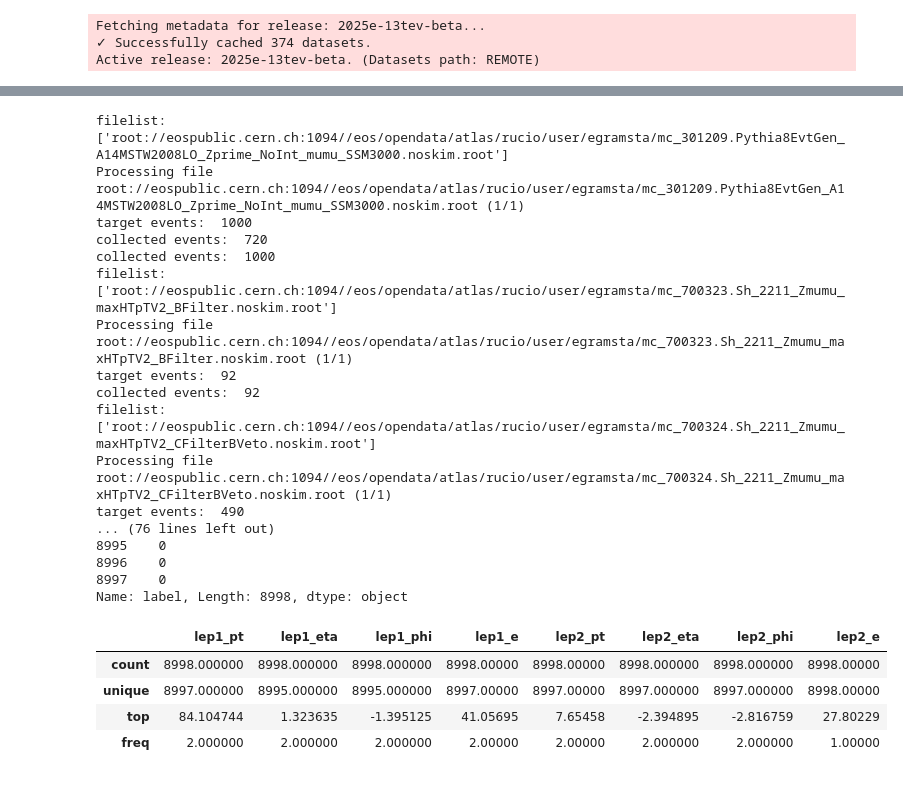
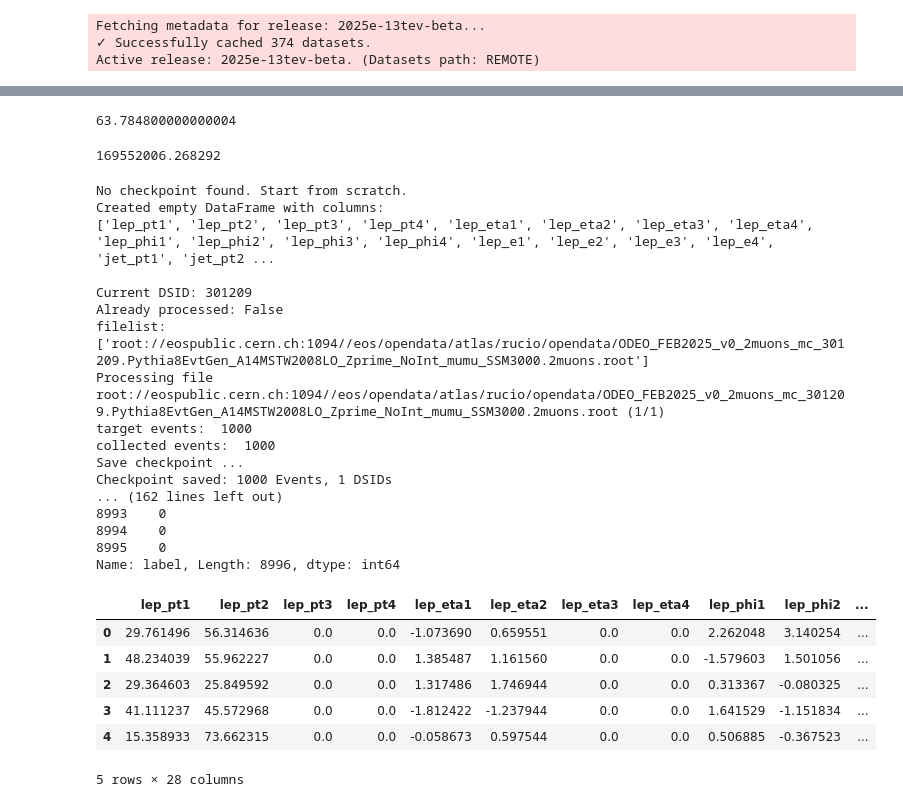
Before and after one commit to nbaeumann/atlas_open_data_fork, a Jupyter notebook: 13-TeV-examples/uproot_python/my_blackbox.ipynb, the cells around one changed output, grey strips where cells are left out. Drawn from its saved outputs; the diff is of its cells as text; code cells hidden in the pictures.

```diff
--- a/13-TeV-examples/uproot_python/my_blackbox.ipynb
+++ b/13-TeV-examples/uproot_python/my_blackbox.ipynb
@@ -64,3 +137,25 @@ def calc_weight(xsec_weight, weight_arr, data):
+# %%
+# number of signal events, might be scaled up
+metadata = atom.get_metadata(dsid_signal_list[0])
+xsec_weight = get_xsec_weight(metadata, lumi)
+signal_nevents = get_N_inclusive(metadata, lumi)
+signal_nevents
+# %% [output]
+63.784800000000004
+# %%
+background_yield_sum = 0
+for dsid in dsid_background_list:
+    metadata = atom.get_metadata(dsid)
+    inc_yield = get_inclusive_yield(metadata, lumi)
+    background_yield_sum = background_yield_sum + inc_yield
+
+background_yield_sum
+# %% [output]
+169552006.268292
 # %%
-variables = ['lep_pt', 'lep_eta', 'lep_phi', 'lep_e']
+variables = ["lep_pt", "lep_eta", "lep_phi", "lep_e", "jet_pt", "jet_eta", "jet_phi",]
+
+max_entries = {"lep_pt": 4, "lep_eta": 4, "lep_phi": 4, "lep_e": 4, "jet_pt": 4, "jet_eta": 4, "jet_phi": 4,}
+
+default_values = {"lep_pt": 0.0, "lep_eta": 0.0, "lep_phi": 0.0, "lep_e": 0.0, "jet_pt": 0.0, "jet_eta": 0.0, "jet_phi": 0.0,}
 # %%
@@ -217,33 +315,35 @@ def create_blackbox(signal_dsid_list, background_dsid_list, signal_nevents, back
 
     return df_variables, df_labels
 # %%
-df_var, df_lab = create_blackbox(dsid_signal_list, dsid_background_list, 1000, 8000)
+df_var, df_lab = create_blackbox(dsid_signal_list, dsid_background_list, variables, max_entries, default_values, 1000, 8000, skim="2muons")
 print("var: ", df_var)
 print("lab: ", df_lab)
 # %% [output]
-filelist:  ['root://eospublic.cern.ch:1094//eos/opendata/atlas/rucio/user/egramsta/mc_301209.Pythia8EvtGen_A14MSTW2008LO_Zprime_NoInt_mumu_SSM3000.noskim.root']
-Processing file root://eospublic.cern.ch:1094//eos/opendata/atlas/rucio/user/egramsta/mc_301209.Pythia8EvtGen_A14MSTW2008LO_Zprime_NoInt_mumu_SSM3000.noskim.root (1/1)
+No checkpoint found. Start from scratch.
+Created empty DataFrame with columns:
+['lep_pt1', 'lep_pt2', 'lep_pt3', 'lep_pt4', 'lep_eta1', 'lep_eta2', 'lep_eta3', 'lep_eta4', 'lep_phi1', 'lep_phi2', 'lep_phi3', 'lep_phi4', 'lep_e1', 'lep_e2', 'lep_e3', 'lep_e4', 'jet_pt1', 'jet_pt2 ...
+
+Current DSID: 301209
+Already processed: False
+filelist:  ['root://eospublic.cern.ch:1094//eos/opendata/atlas/rucio/opendata/ODEO_FEB2025_v0_2muons_mc_301209.Pythia8EvtGen_A14MSTW2008LO_Zprime_NoInt_mumu_SSM3000.2muons.root']
+Processing file root://eospublic.cern.ch:1094//eos/opendata/atlas/rucio/opendata/ODEO_FEB2025_v0_2muons_mc_301209.Pythia8EvtGen_A14MSTW2008LO_Zprime_NoInt_mumu_SSM3000.2muons.root (1/1)
 target events:  1000
-collected events:  720
 collected events:  1000
-filelist:  ['root://eospublic.cern.ch:1094//eos/opendata/atlas/rucio/user/egramsta/mc_700323.Sh_2211_Zmumu_maxHTpTV2_BFilter.noskim.root']
-Processing file root://eospublic.cern.ch:1094//eos/opendata/atlas/rucio/user/egramsta/mc_700323.Sh_2211_Zmumu_maxHTpTV2_BFilter.noskim.root (1/1)
-target events:  92
-collected events:  92
-filelist:  ['root://eospublic.cern.ch:1094//eos/opendata/atlas/rucio/user/egramsta/mc_700324.Sh_2211_Zmumu_maxHTpTV2_CFilterBVeto.noskim.root']
-Processing file root://eospublic.cern.ch:1094//eos/opendata/atlas/rucio/user/egramsta/mc_700324.Sh_2211_Zmumu_maxHTpTV2_CFilterBVeto.noskim.root (1/1)
-target events:  490
-... (76 lines left out)
+Save checkpoint ...
+Checkpoint saved: 1000 Events, 1 DSIDs
+... (162 lines left out)
+8993    0
+8994    0
 8995    0
-8996    0
-8997    0
-Name: label, Length: 8998, dtype: object
+Name: label, Length: 8996, dtype: int64
 # %%
-df_var.describe()
+df_var.head()
 # %% [output]
-|  | lep1_pt | lep1_eta | lep1_phi | lep1_e | lep2_pt | lep2_eta | lep2_phi | lep2_e |
-| count | 8998.000000 | 8998.000000 | 8998.000000 | 8998.00000 | 8998.00000 | 8998.000000 | 8998.000000 | 8998.00000 |
-| unique | 8997.000000 | 8995.000000 | 8995.000000 | 8997.00000 | 8997.00000 | 8997.000000 | 8997.000000 | 8998.00000 |
-| top | 84.104744 | 1.323635 | -1.395125 | 41.05695 | 7.65458 | -2.394895 | -2.816759 | 27.80229 |
-| freq | 2.000000 | 2.000000 | 2.000000 | 2.00000 | 2.00000 | 2.000000 | 2.000000 | 1.00000 |
+|  | lep_pt1 | lep_pt2 | lep_pt3 | lep_pt4 | lep_eta1 | lep_eta2 | lep_eta3 | lep_eta4 | lep_phi1 | lep_phi2 | ... |
+| 0 | 29.761496 | 56.314636 | 0.0 | 0.0 | -1.073690 | 0.659551 | 0.0 | 0.0 | 2.262048 | 3.140254 | ... |
+| 1 | 48.234039 | 55.962227 | 0.0 | 0.0 | 1.385487 | 1.161560 | 0.0 | 0.0 | -1.579603 | 1.501056 | ... |
+| 2 | 29.364603 | 25.849592 | 0.0 | 0.0 | 1.317486 | 1.746944 | 0.0 | 0.0 | 0.313367 | -0.080325 | ... |
+| 3 | 41.111237 | 45.572968 | 0.0 | 0.0 | -1.812422 | -1.237944 | 0.0 | 0.0 | 1.641529 | -1.151834 | ... |
+| 4 | 15.358933 | 73.662315 | 0.0 | 0.0 | -0.058673 | 0.597544 | 0.0 | 0.0 | 0.506885 | -0.367523 | ... |
+5 rows × 28 columns
 # %%
```
Also changed, not shown: parts of 10 cells of this notebook, 1 other file.
